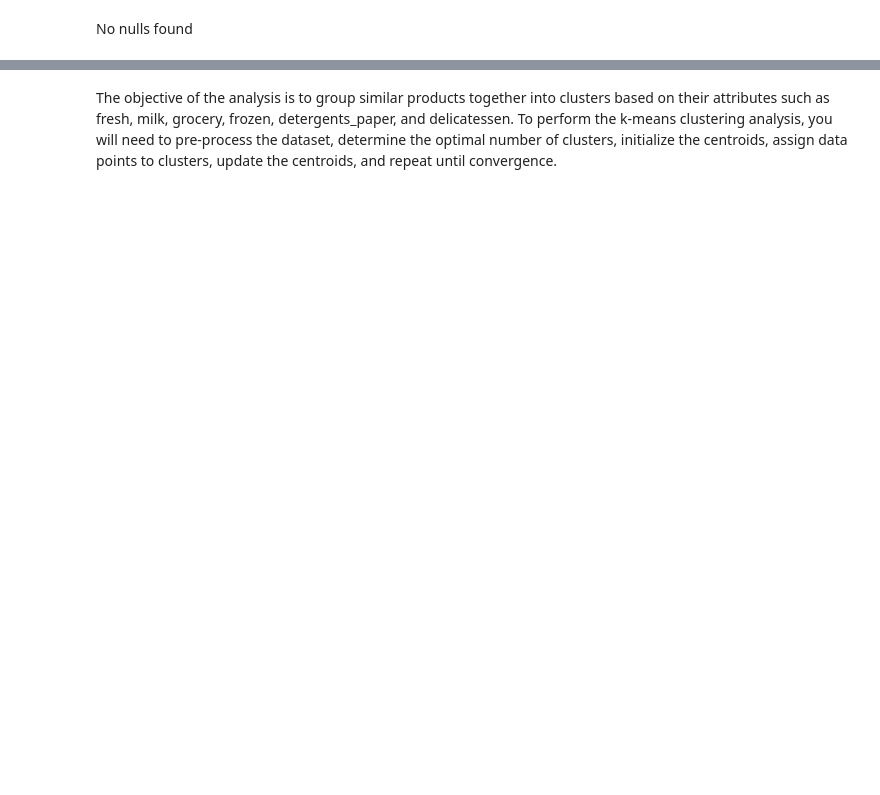
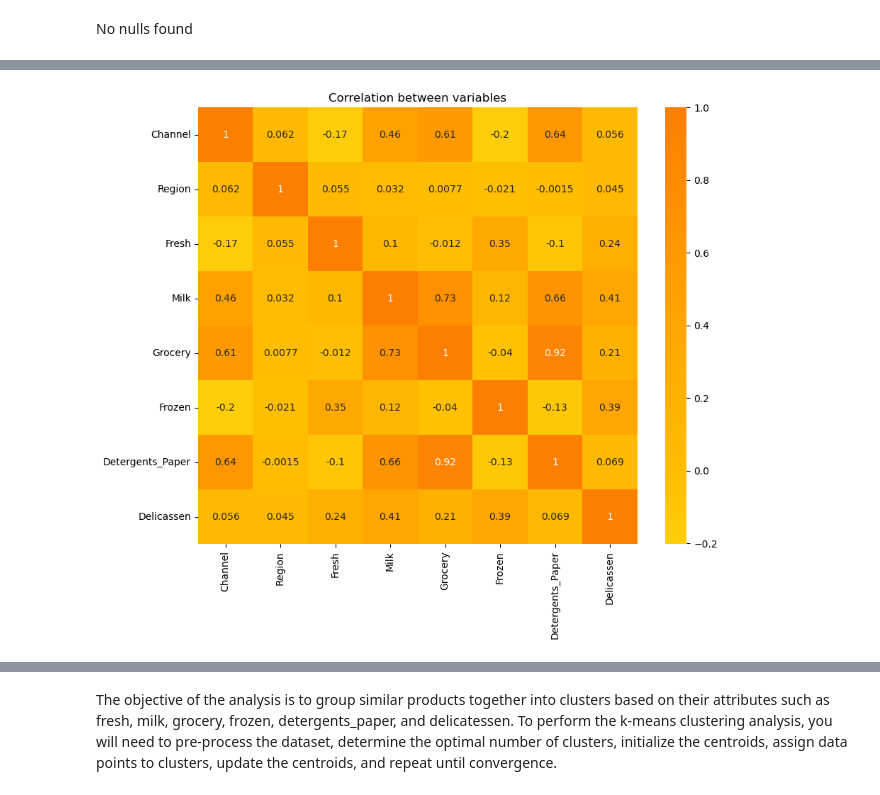
Before and after one commit to oyebolakolapo/ML_Project_Unsupervised_Learning, a Jupyter notebook: Unsupervised Learning - Project.ipynb, the cells around one changed output, grey strips where cells are left out. Cells and saved outputs as stored; diff of their text form; code cells hidden in the pictures; blank space fills up the shorter version.

```diff
--- a/Unsupervised Learning - Project.ipynb
+++ b/Unsupervised Learning - Project.ipynb
@@ -102,0 +187,8 @@ No nulls found
+# %%
+# Heatmap for correlation between variables
+plt.figure(figsize=(10, 8))
+sns.heatmap(dataset.corr(), annot=True, cmap='Wistia', center=0)
+plt.title('Correlation between variables')
+plt.show()
+# %% [output]
+[figure, added]
```
Also changed, not shown: parts of 78 cells of this notebook.
